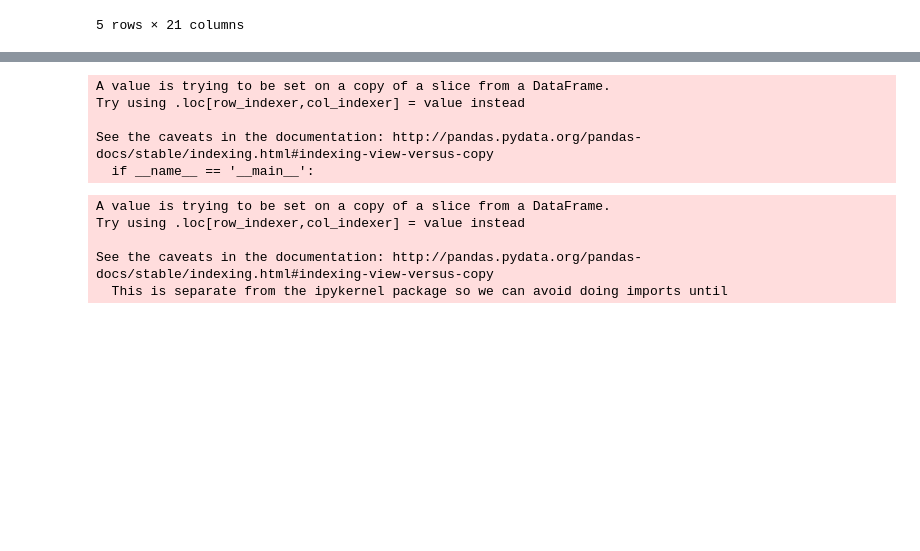
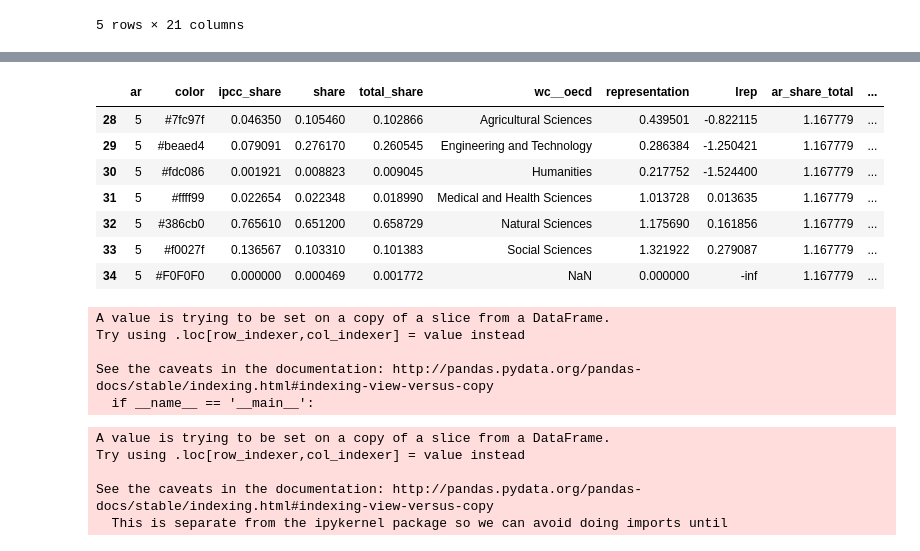
Before and after one commit to mcallaghan/cc-topography, a Jupyter notebook: code/topic_dis.ipynb, the cells around one changed output, grey strips where cells are left out. Drawn from its saved outputs; the diff is of its cells as text; code cells hidden in the pictures; blank space fills up the shorter version.

```diff
--- a/code/topic_dis.ipynb
+++ b/code/topic_dis.ipynb
@@ -328,3 +349,15 @@ NameError: name 'wc_df_ys' is not defined
+# %%
+oecd_df_ys['elrep'] = np.exp(abs(oecd_df_ys['lrep']))
+oecd_df_ys[oecd_df_ys['ar']==5]
+# %% [output]
+|  | ar | color | ipcc_share | share | total_share | wc__oecd | representation | lrep | ar_share_total | ... |
+| 28 | 5 | #7fc97f | 0.046350 | 0.105460 | 0.102866 | Agricultural Sciences | 0.439501 | -0.822115 | 1.167779 | ... |
+| 29 | 5 | #beaed4 | 0.079091 | 0.276170 | 0.260545 | Engineering and Technology | 0.286384 | -1.250421 | 1.167779 | ... |
+| 30 | 5 | #fdc086 | 0.001921 | 0.008823 | 0.009045 | Humanities | 0.217752 | -1.524400 | 1.167779 | ... |
+| 31 | 5 | #ffff99 | 0.022654 | 0.022348 | 0.018990 | Medical and Health Sciences | 1.013728 | 0.013635 | 1.167779 | ... |
+| 32 | 5 | #386cb0 | 0.765610 | 0.651200 | 0.658729 | Natural Sciences | 1.175690 | 0.161856 | 1.167779 | ... |
+| 33 | 5 | #f0027f | 0.136567 | 0.103310 | 0.101383 | Social Sciences | 1.321922 | 0.279087 | 1.167779 | ... |
+| 34 | 5 | #F0F0F0 | 0.000000 | 0.000469 | 0.001772 | NaN | 0.000000 | -inf | 1.167779 | ... |
 # %%
 from string import ascii_lowercase
 wc_df_ys = pd.read_csv(f'../tables/wc_representation_{run_id}.csv')
```
Also changed, not shown: parts of 19 cells of this notebook, 45 other files.
